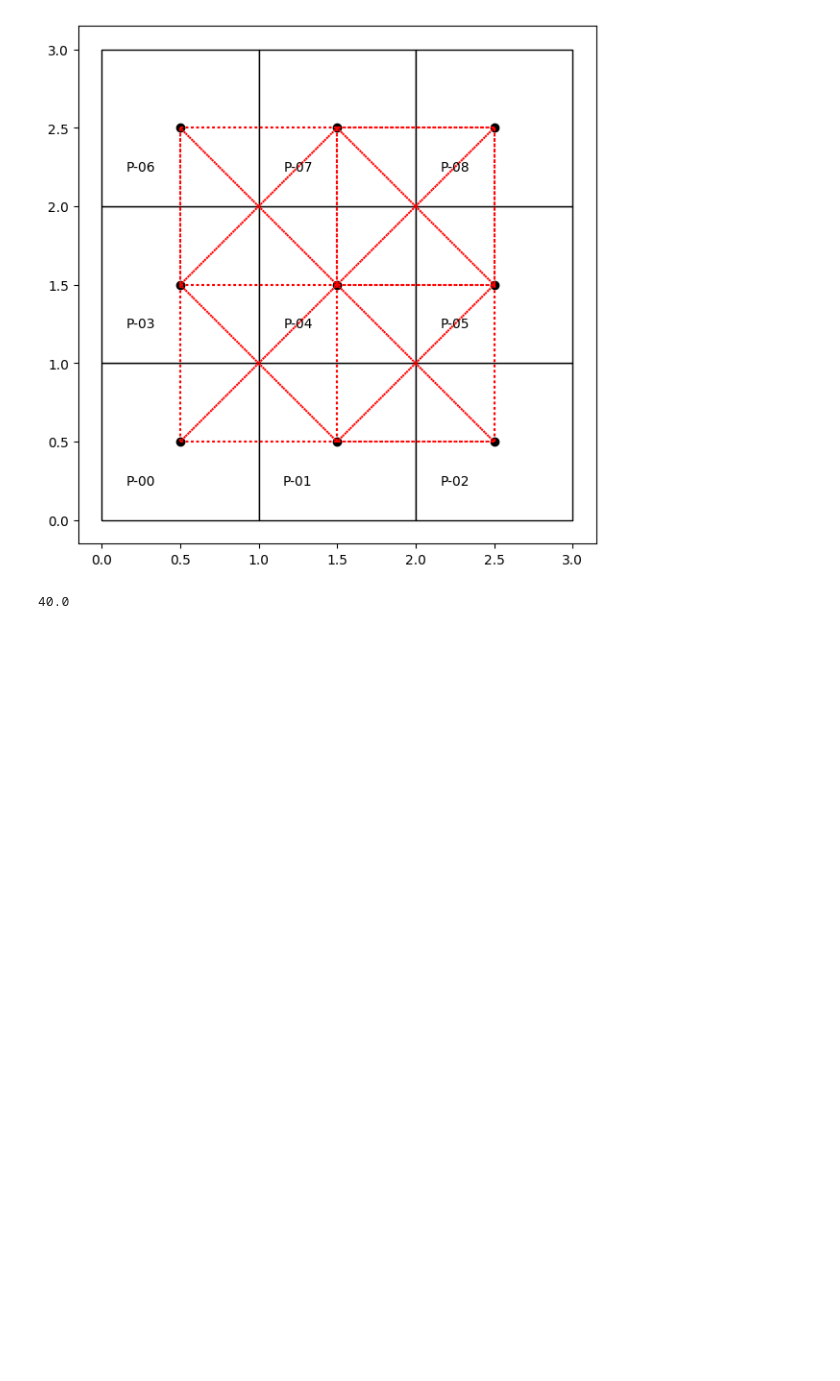
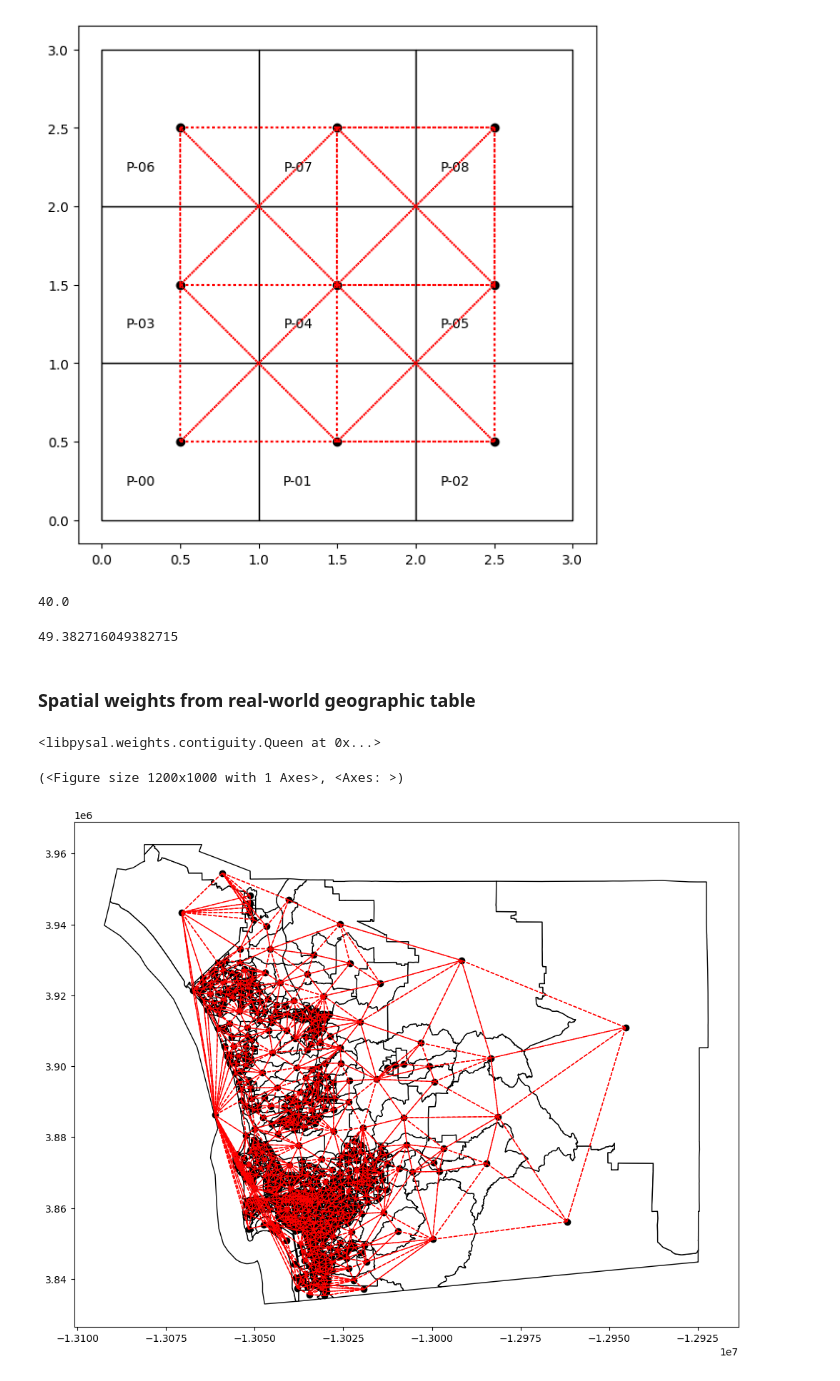
Before and after one commit to arunrajks/geospatial_analysis, a Jupyter notebook: spatail_weights.ipynb, the cells around one changed output. Cells and saved outputs as stored; diff of their text form; code cells hidden in the pictures; blank space fills up the shorter version.

Commit message:
update spatail weight code

```diff
--- a/spatail_weights.ipynb
+++ b/spatail_weights.ipynb
@@ -124,3 +124,25 @@ wq.plot(gdf, edge_kws=dict(color="r", linestyle=":"), ax=ax)
 wq.s0
 # %% [output]
 40.0
+# %%
+wq.pct_nonzero
+# %% [output]
+49.382716049382715
+# %% [markdown]
+### Spatial weights from real-world geographic table
+# %%
+san_diego_tracts = gpd.read_file(
+    "data/sandiego_tracts.gpkg"
+)
+w_queen = weights.contiguity.Queen.from_dataframe(
+    san_diego_tracts, use_index=False)
+w_queen
+# %% [output]
+<libpysal.weights.contiguity.Queen at 0x...>
+# %%
+ax = san_diego_tracts.plot(facecolor='w', edgecolor='k', figsize=(12, 10))
+w_queen.plot(san_diego_tracts, edge_kws={
+             'color': 'r', 'lw': 1, 'ls': '--'}, ax=ax)
+# %% [output]
+(<Figure size 1200x1000 with 1 Axes>, <Axes: >)
+[figure, added]
```
